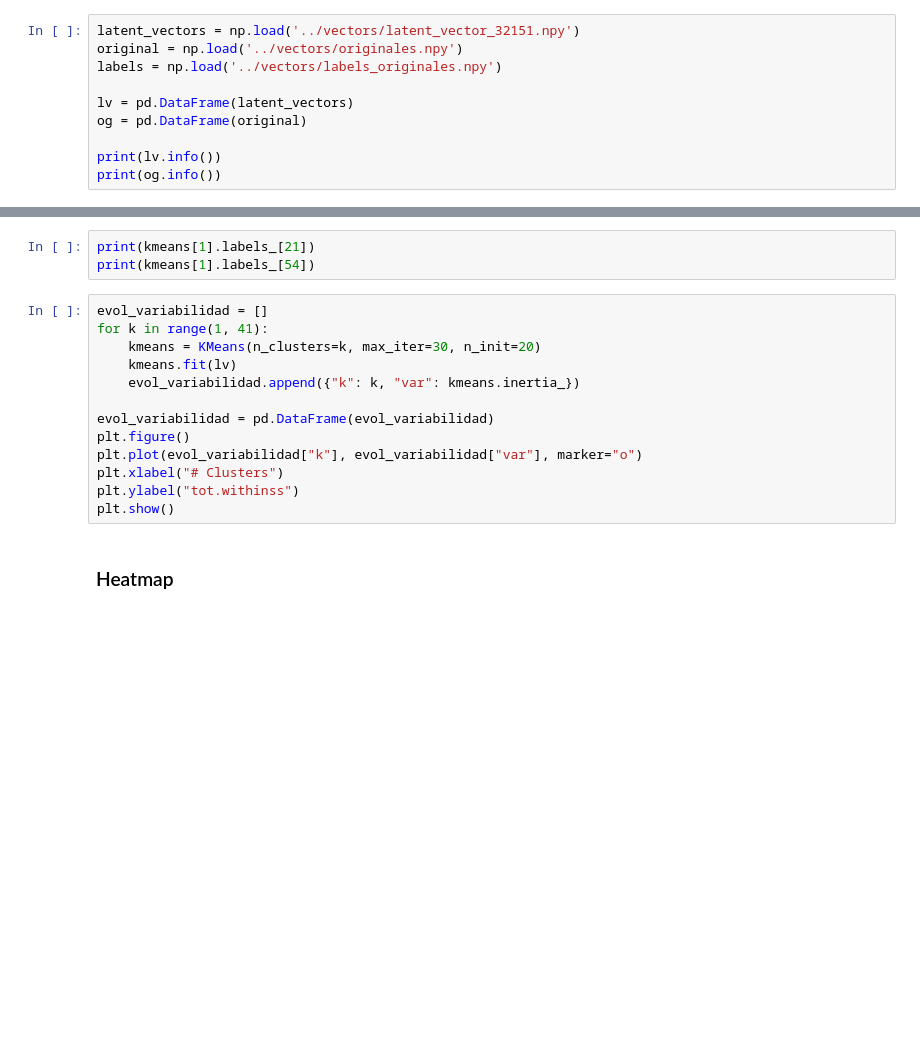
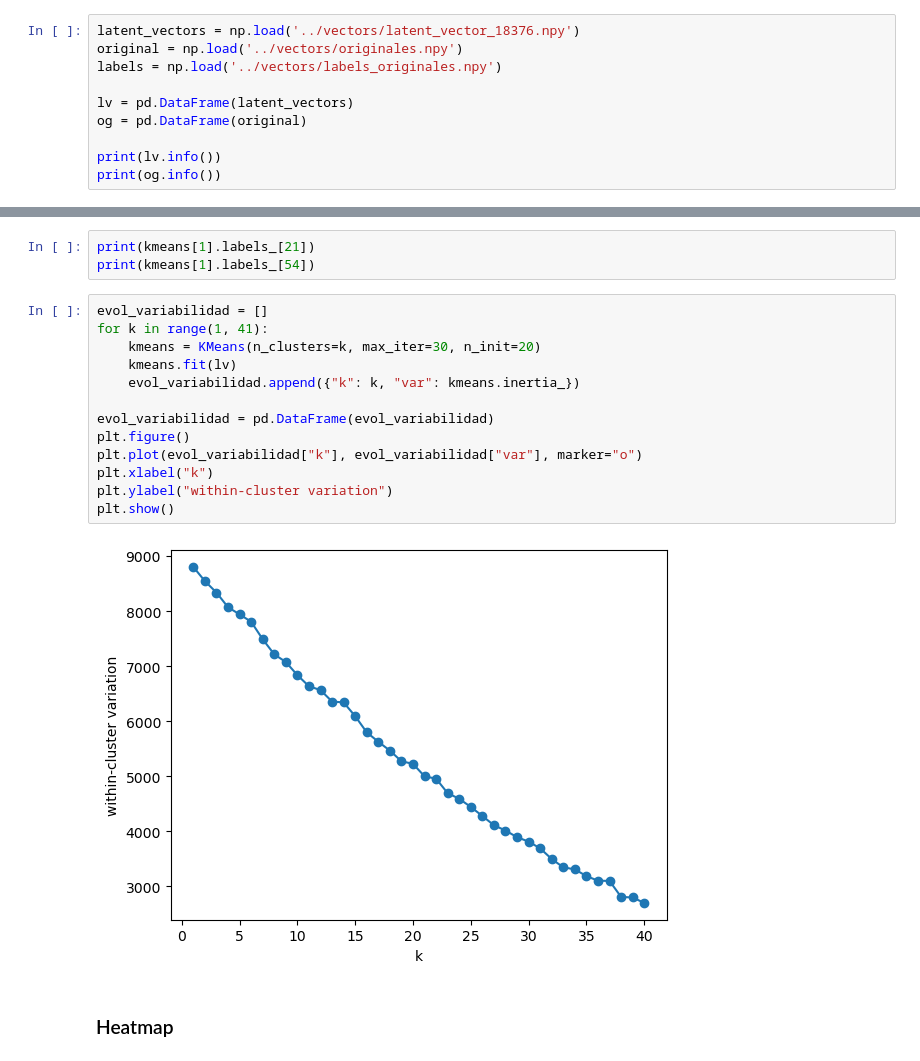
Before and after one commit to gaston-lm/TDVI_tp4_music_encoder, a Jupyter notebook: src/exploratory_analysis.ipynb, the cells around one changed output, grey strips where cells are left out. Saved outputs shown, nothing was run; the diff lists cells and outputs as text; blank space fills up the shorter version.

```diff
--- a/src/exploratory_analysis.ipynb
+++ b/src/exploratory_analysis.ipynb
@@ -12,7 +12,7 @@ import matplotlib.pyplot as plt
 # %%
 SEED = 42
 # %%
-latent_vectors = np.load('../vectors/latent_vector_32151.npy')
+latent_vectors = np.load('../vectors/latent_vector_18376.npy')
 original = np.load('../vectors/originales.npy')
 labels = np.load('../vectors/labels_originales.npy')
 
@@ -57,16 +57,18 @@ print(kmeans[1].labels_[54])
 # %%
 evol_variabilidad = []
 for k in range(1, 41):
     kmeans = KMeans(n_clusters=k, max_iter=30, n_init=20)
     kmeans.fit(lv)
     evol_variabilidad.append({"k": k, "var": kmeans.inertia_})
 
 evol_variabilidad = pd.DataFrame(evol_variabilidad)
 plt.figure()
 plt.plot(evol_variabilidad["k"], evol_variabilidad["var"], marker="o")
-plt.xlabel("# Clusters")
-plt.ylabel("tot.withinss")
+plt.xlabel("k")
+plt.ylabel("within-cluster variation")
 plt.show()
+# %% [output]
+[figure, added]
 # %% [markdown]
 ### Heatmap
 # %%
```
Also changed, not shown: parts of 3 cells of this notebook, 7 other files.
